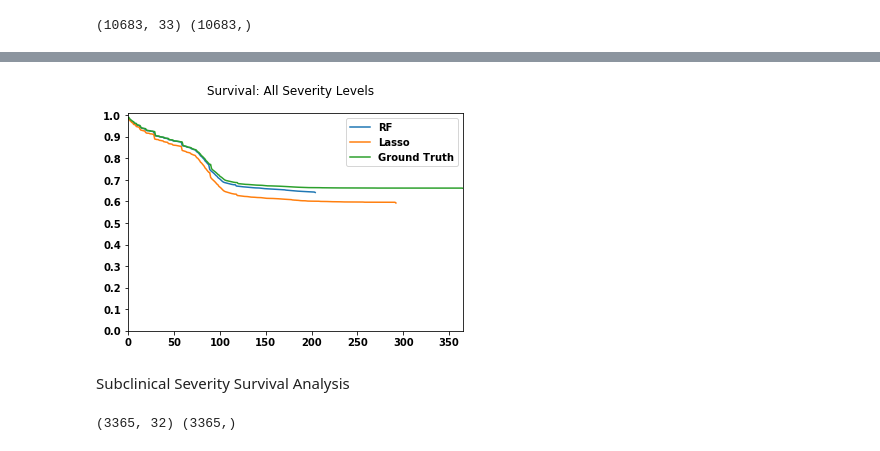
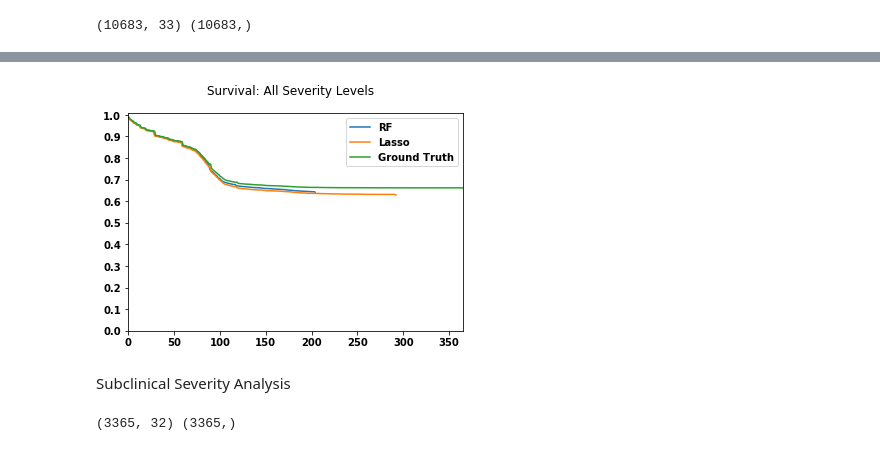
Before and after one commit to prathikr/Substance-Abuse-CAIS, a Jupyter notebook: scripts/survival_analysis.ipynb, the cells around one changed output, grey strips where cells are left out. Saved outputs shown, nothing was run; the diff lists cells and outputs as text; code cells hidden in the pictures.

```diff
--- a/scripts/survival_analysis.ipynb
+++ b/scripts/survival_analysis.ipynb
@@ -95,20 +152,0 @@ def run_models(X, y, label):
-# %%
-def get_survival_graph(rsf, rcr, X, Y, label, filename):
-    pred_surv_rsf = rsf.predict_survival_function(X)
-
-    lasso_X = get_lasso_features(X)
-    pred_surv_rcr = rcr.predict_survival_function(lasso_X)
-
-    # display survival plot
-    plt.suptitle(label)
-    plt.plot(np.mean([person for person in pred_surv_rsf], axis=0), label='RF')
-    plt.plot(np.mean([person.y for person in pred_surv_rcr], axis=0), label='Lasso')
-    labels, temp = get_ground_truth(Y)
-    plt.plot(labels, temp, label='Ground Truth')
-    plt.legend()
-    plt.xlim(0, 365)
-    plt.xticks(np.arange(0, 365, step=50))
-    plt.yticks(np.arange(0, 1.1, step=0.1))
-    plt.savefig(filename)
-
-    plt.show()
@@ -229,3 +218,7 @@ y = Surv.from_arrays(Y[censoring_var], Y[predictor_var]) # structured array to e
 print(X.shape, y.shape)
 # %% [output]
 (10683, 33) (10683,)
+# %%
+%%time
+full_rsf, full_rsf_score, full_rsf_feature_importance = random_forest(X, y, 'ALL')
+full_rf_features = full_rsf_feature_importance[full_rsf_feature_importance.ALL != 0]['Feature'].tolist()
@@ -232,4 +230,5 @@ print(X.shape, y.shape)
 # %%
 %%time
-full_concordance, rsf, rcr = run_models(X, y, 'ALL')
+full_lasso_X = get_lasso_features(X[full_rf_features])
+full_rcr, full_rcr_score, full_rcr_feature_importance = lasso_regression(full_lasso_X, y, 'ALL')
 # %% [output]
@@ -240,9 +238,9 @@ Wall time: 33.6 s
 # %%
-get_survival_graph(rsf, rcr, X, Y, 'Survival: All Severity Levels','../graphs/survival_all.png')
+get_survival_graph(full_rsf, full_rcr, X, full_lasso_X, Y, 'Survival: All Severity Levels','../graphs/survival_all.png')
 # %% [output]
-[figure, old version]
+[figure, new version]
 # %% [markdown]
-Subclinical Severity Survival Analysis
+Subclinical Severity Analysis
 # %%
 X = df[df.SUDSy_0_cd == 1]
 Y = X[[censoring_var, predictor_var]]
```
Also changed, not shown: parts of 50 cells of this notebook, 13 other files.
